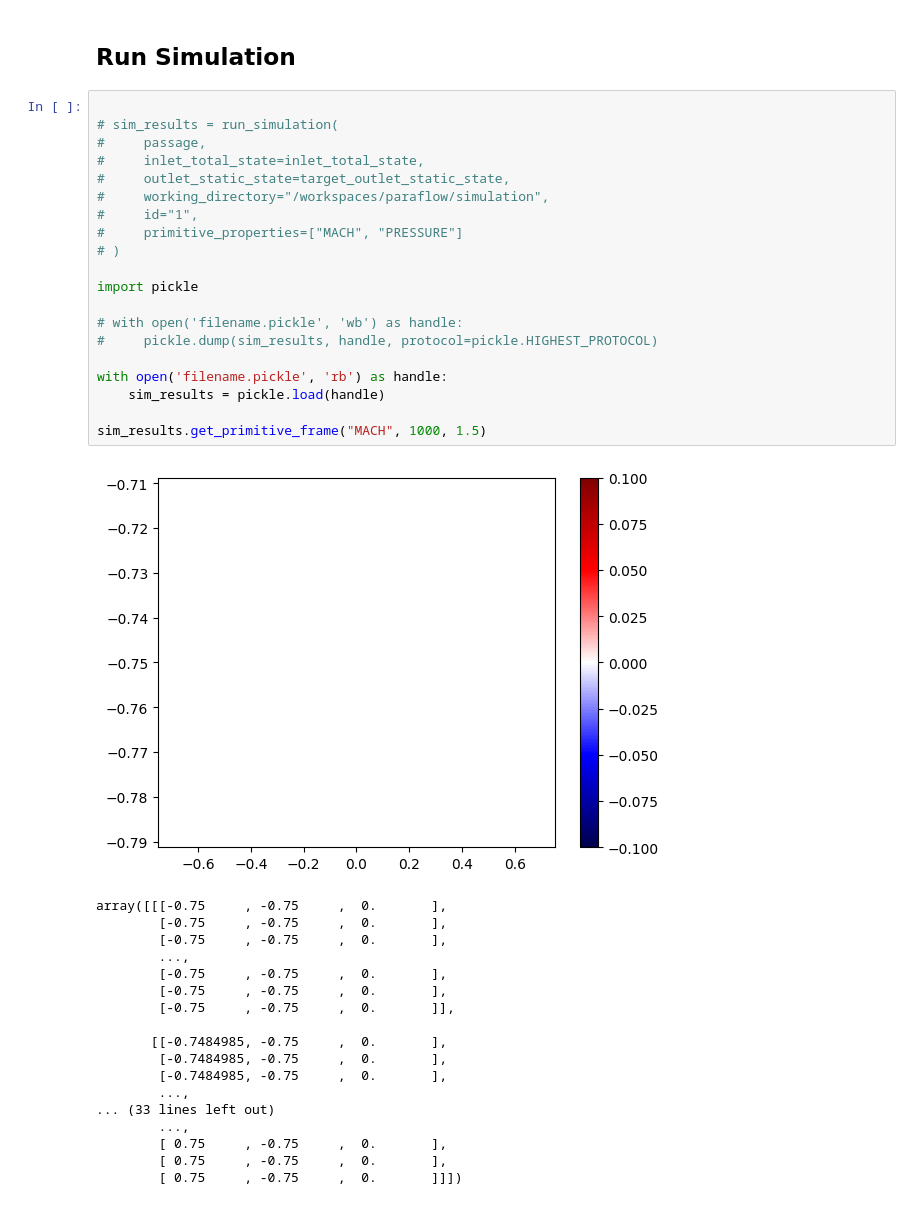
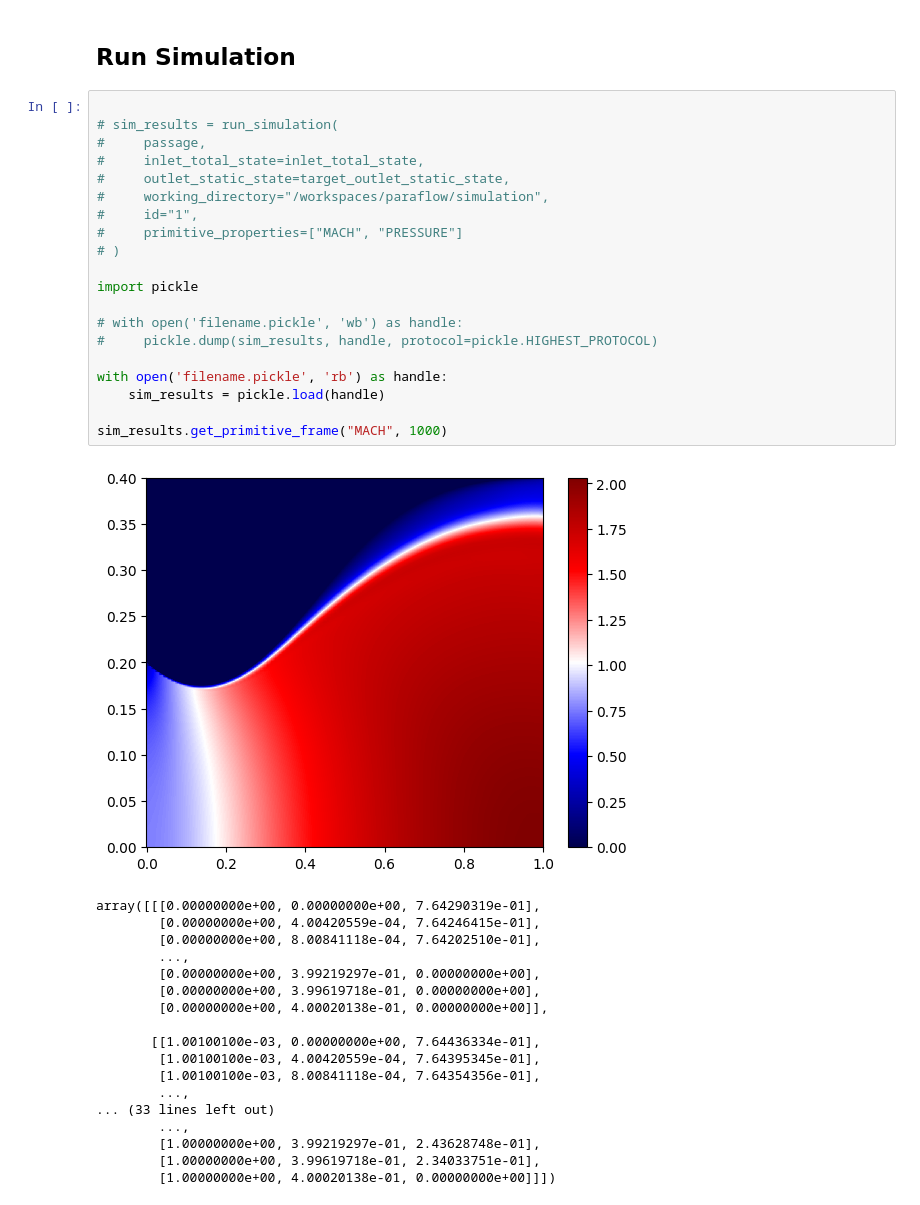
Before and after one commit to OpenOrion/paraflow, a Jupyter notebook: examples/simulation.ipynb, the cells around one changed output. Cells and saved outputs as stored; diff of their text form.

```diff
--- a/examples/simulation.ipynb
+++ b/examples/simulation.ipynb
@@ -28,39 +28,39 @@ target_outlet_static_state = flasher.flash(P=200000, T=293.15, mass_flow_rate=in
 # %%
 
 # sim_results = run_simulation(
 #     passage,
 #     inlet_total_state=inlet_total_state,
 #     outlet_static_state=target_outlet_static_state,
 #     working_directory="/workspaces/paraflow/simulation",
 #     id="1",
 #     primitive_properties=["MACH", "PRESSURE"]
 # )
 
 import pickle
 
 # with open('filename.pickle', 'wb') as handle:
 #     pickle.dump(sim_results, handle, protocol=pickle.HIGHEST_PROTOCOL)
 
 with open('filename.pickle', 'rb') as handle:
     sim_results = pickle.load(handle)
 
-sim_results.get_primitive_frame("MACH", 1000, 1.5)
+sim_results.get_primitive_frame("MACH", 1000)
 # %% [output]
-[figure, old version]
+[figure, new version]
-array([[[-0.75     , -0.75     ,  0.       ],
-        [-0.75     , -0.75     ,  0.       ],
-        [-0.75     , -0.75     ,  0.       ],
+array([[[0.00000000e+00, 0.00000000e+00, 7.64290319e-01],
+        [0.00000000e+00, 4.00420559e-04, 7.64246415e-01],
+        [0.00000000e+00, 8.00841118e-04, 7.64202510e-01],
         ...,
-        [-0.75     , -0.75     ,  0.       ],
-        [-0.75     , -0.75     ,  0.       ],
-        [-0.75     , -0.75     ,  0.       ]],
+        [0.00000000e+00, 3.99219297e-01, 0.00000000e+00],
+        [0.00000000e+00, 3.99619718e-01, 0.00000000e+00],
+        [0.00000000e+00, 4.00020138e-01, 0.00000000e+00]],
 
-       [[-0.7484985, -0.75     ,  0.       ],
-        [-0.7484985, -0.75     ,  0.       ],
-        [-0.7484985, -0.75     ,  0.       ],
+       [[1.00100100e-03, 0.00000000e+00, 7.64436334e-01],
+        [1.00100100e-03, 4.00420559e-04, 7.64395345e-01],
+        [1.00100100e-03, 8.00841118e-04, 7.64354356e-01],
         ...,
 ... (33 lines left out)
         ...,
-        [ 0.75     , -0.75     ,  0.       ],
-        [ 0.75     , -0.75     ,  0.       ],
-        [ 0.75     , -0.75     ,  0.       ]]])
+        [1.00000000e+00, 3.99219297e-01, 2.43628748e-01],
+        [1.00000000e+00, 3.99619718e-01, 2.34033751e-01],
+        [1.00000000e+00, 4.00020138e-01, 0.00000000e+00]]])
```
Also changed, not shown: 4 other files.
